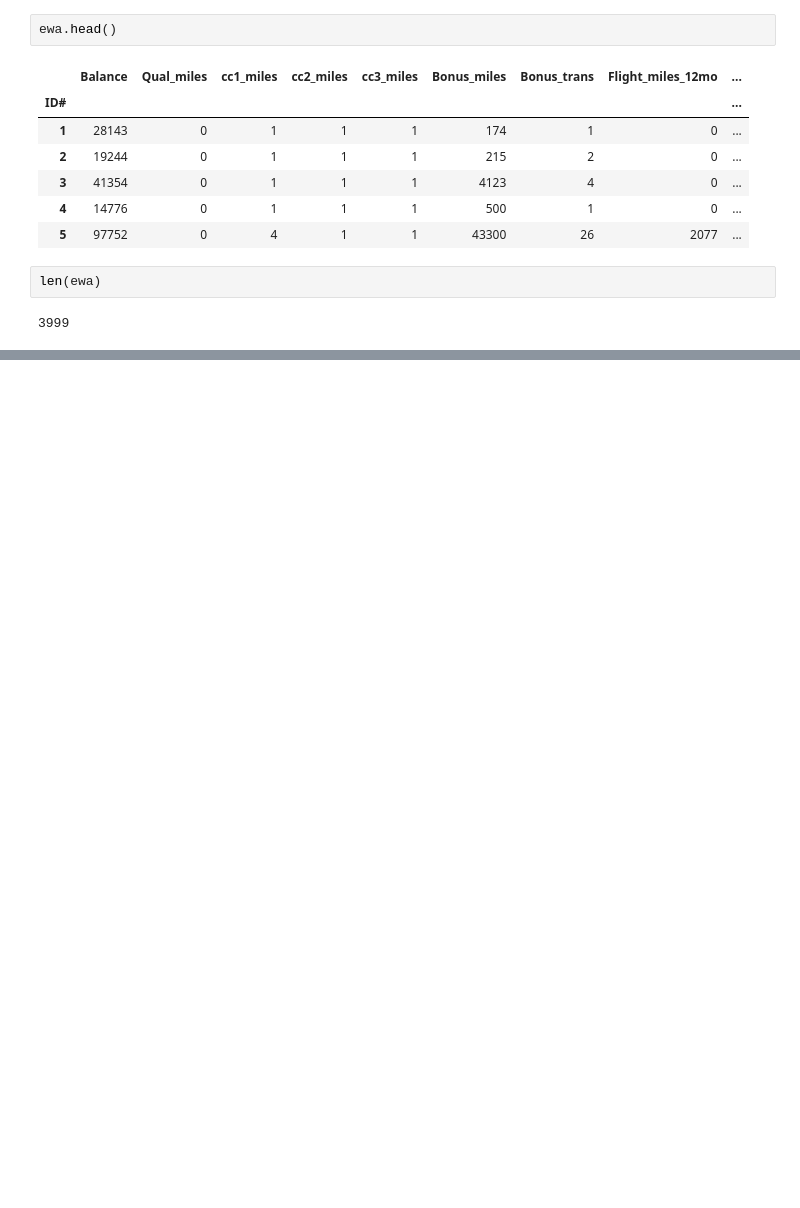
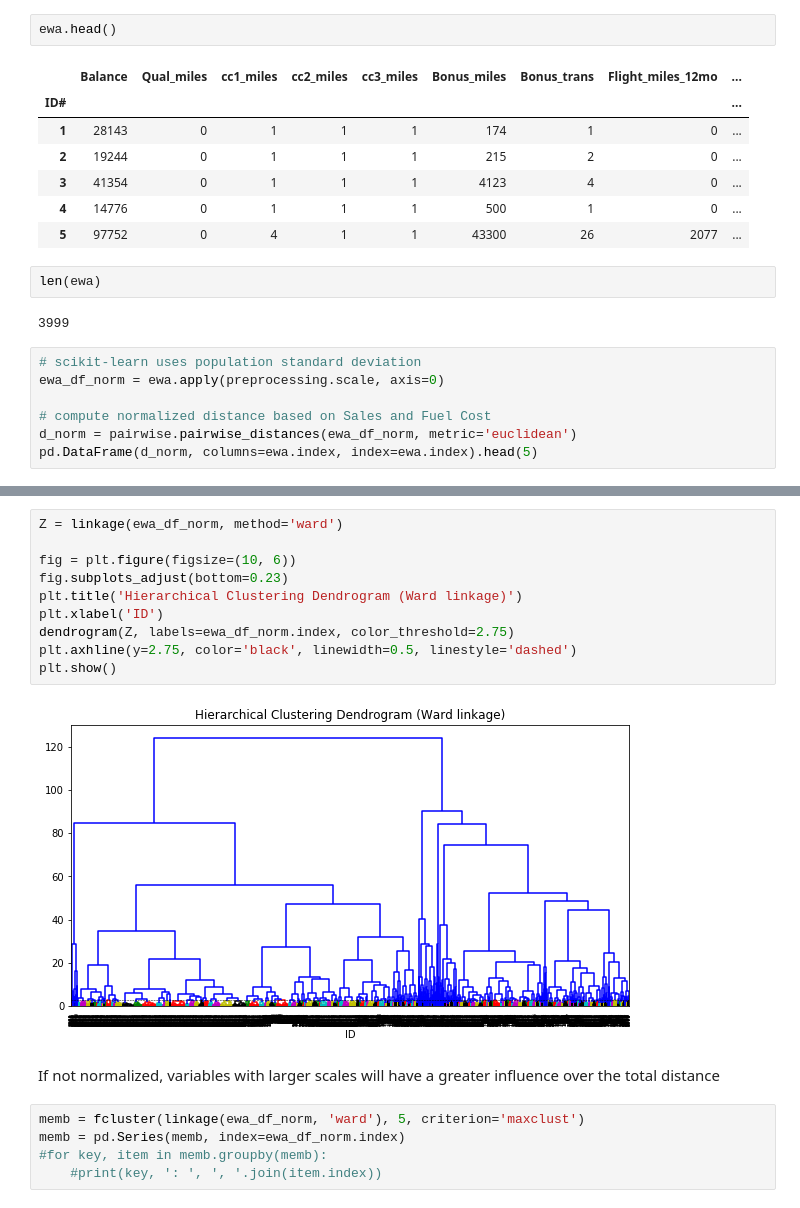
Before and after one commit to Damilare1989/Business-Analytics-Exercises, a Jupyter notebook: Chap15_4.ipynb, the cells around one changed output, grey strips where cells are left out. Cells and saved outputs as stored; diff of their text form; blank space fills up the shorter version.

```diff
--- a/Chap15_4.ipynb
+++ b/Chap15_4.ipynb
@@ -28,3 +29,10 @@ ewa.head()
 len(ewa)
 # %% [output]
 3999
+# %%
+# scikit-learn uses population standard deviation
+ewa_df_norm = ewa.apply(preprocessing.scale, axis=0)
+
+# compute normalized distance based on Sales and Fuel Cost
+d_norm = pairwise.pairwise_distances(ewa_df_norm, metric='euclidean')
+pd.DataFrame(d_norm, columns=ewa.index, index=ewa.index).head(5)
@@ -30,0 +48,19 @@ len(ewa)
+# %%
+Z = linkage(ewa_df_norm, method='ward')
+
+fig = plt.figure(figsize=(10, 6))
+fig.subplots_adjust(bottom=0.23)
+plt.title('Hierarchical Clustering Dendrogram (Ward linkage)')
+plt.xlabel('ID')
+dendrogram(Z, labels=ewa_df_norm.index, color_threshold=2.75)
+plt.axhline(y=2.75, color='black', linewidth=0.5, linestyle='dashed')
+plt.show()
+# %% [output]
+[figure, added]
+# %% [markdown]
+If not normalized, variables with larger scales will have a greater influence over the total distance
+# %%
+memb = fcluster(linkage(ewa_df_norm, 'ward'), 5, criterion='maxclust')
+memb = pd.Series(memb, index=ewa_df_norm.index)
+#for key, item in memb.groupby(memb):
+    #print(key, ': ', ', '.join(item.index))
```
Also changed, not shown: parts of 15 cells of this notebook.
